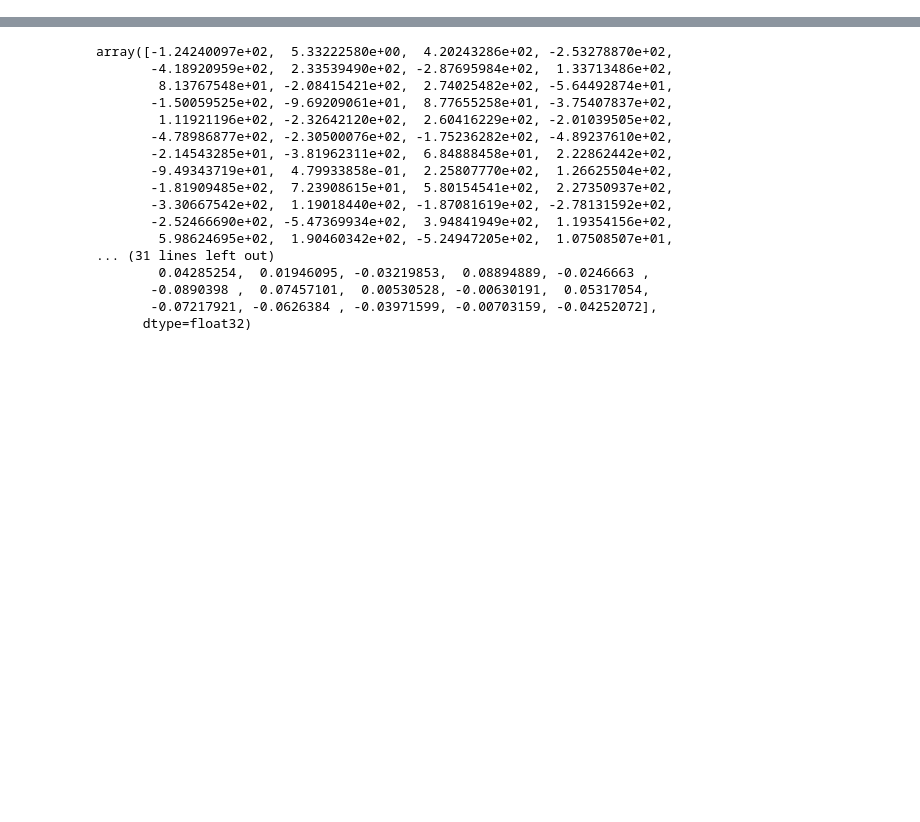
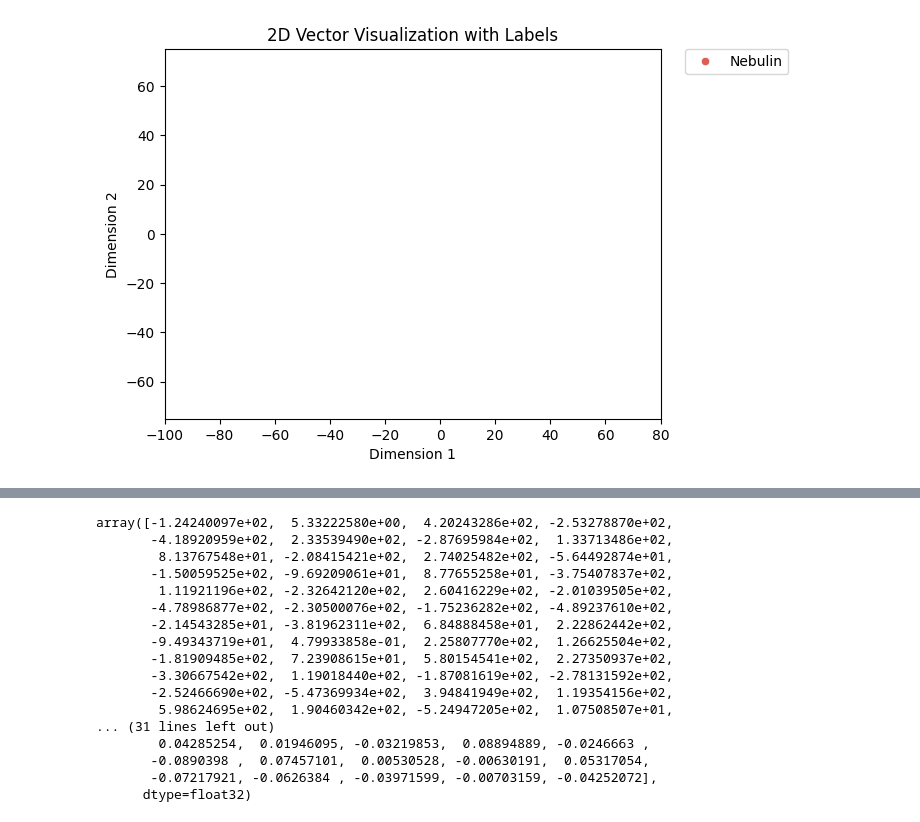
Before and after one commit to mgiordano/prot-mr-embeddings, a Jupyter notebook: corpus_prep/corpus_train_exploration.ipynb, the cells around one changed output, grey strips where cells are left out. Drawn from its saved outputs; the diff is of its cells as text; code cells hidden in the pictures; blank space fills up the shorter version.

Commit message:
refactored train and eval datasets retrieval + corpus train experimentation

```diff
--- a/corpus_prep/corpus_train_exploration.ipynb
+++ b/corpus_prep/corpus_train_exploration.ipynb
@@ -87,0 +88,3 @@ array([-1.0151256 ,  0.02960653, -0.03883939,  0.16916144, -0.2965815 ,
+# %%
+corpus_file_iterator = corpus_prep_utils.get_corpus_file_iterator_from_run(input_data_root_path, dataset, timestamp, filter_name, partition_rule_name, False)
+corpus_path = corpus_prep_utils.create_or_load_joined_corpus_file(corpus_file_iterator)
@@ -87,0 +93,3 @@ array([-1.0151256 ,  0.02960653, -0.03883939,  0.16916144, -0.2965815 ,
+# %%
+df = pd.read_csv(corpus_path, encoding='utf-8')
+print(df.head())
@@ -87,0 +117,3 @@ array([-1.0151256 ,  0.02960653, -0.03883939,  0.16916144, -0.2965815 ,
+# %%
+df["bio_vector"] = df["word_partition"].astype(str).apply(get_vector_for_partition, args=(model,))
+print(df.head())
@@ -87,0 +138,10 @@ array([-1.0151256 ,  0.02960653, -0.03883939,  0.16916144, -0.2965815 ,
+# %%
+from sklearn.manifold import TSNE
+import matplotlib.pyplot as plt
+
+# Initialize t-SNE
+tsne = TSNE(n_components=2, random_state=42, method='exact', perplexity=5, max_iter=5000)  # n_components=2 for 2D
+
+# Apply t-SNE to reduce dimensionality
+reduced_vectors = tsne.fit_transform(np.array(df["bio_vector"].to_list()))
+df[['reduced_vector_d1', 'reduced_vector_d2']] = reduced_vectors
@@ -87,0 +168,21 @@ array([-1.0151256 ,  0.02960653, -0.03883939,  0.16916144, -0.2965815 ,
+# %%
+import seaborn as sns
+import matplotlib.pyplot as plt
+
+label = 'sequence_family_name'
+filter_value = "Nebulin"
+fdf = df[df[label]==filter_value]
+# Create the scatter plot
+sns.scatterplot(x='reduced_vector_d1', y='reduced_vector_d2', hue=label, data=df, palette='hls')
+
+# Add labels and title
+plt.xlabel("Dimension 1")
+plt.ylabel("Dimension 2")
+plt.title("2D Vector Visualization with Labels")
+plt.legend(bbox_to_anchor=(1.05, 1), loc='upper left', borderaxespad=0.)
+plt.xlim(-100,80)
+plt.ylim(-75,75)
+# Show the plot
+plt.show()
+# %% [output]
+[figure, added]
```
Also changed, not shown: parts of 11 cells of this notebook, 3 other files.
